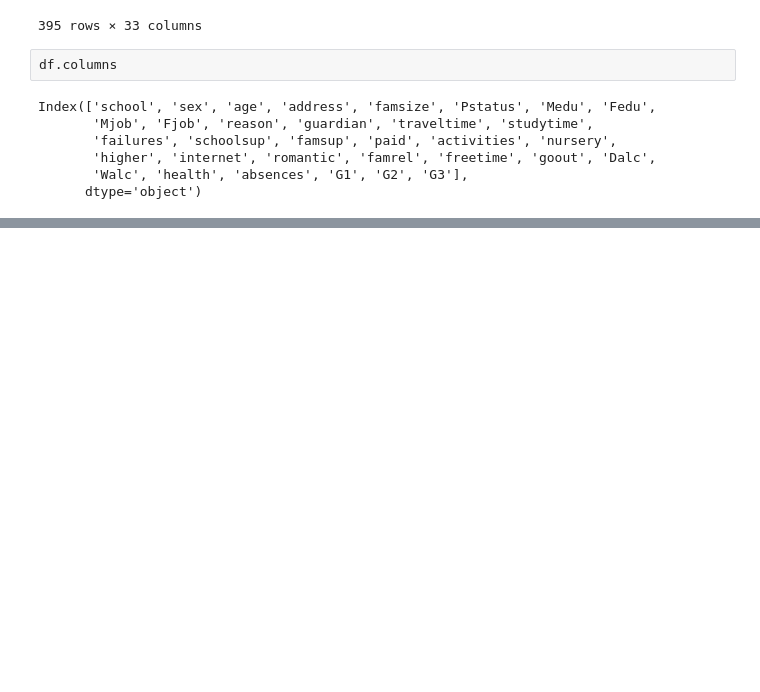
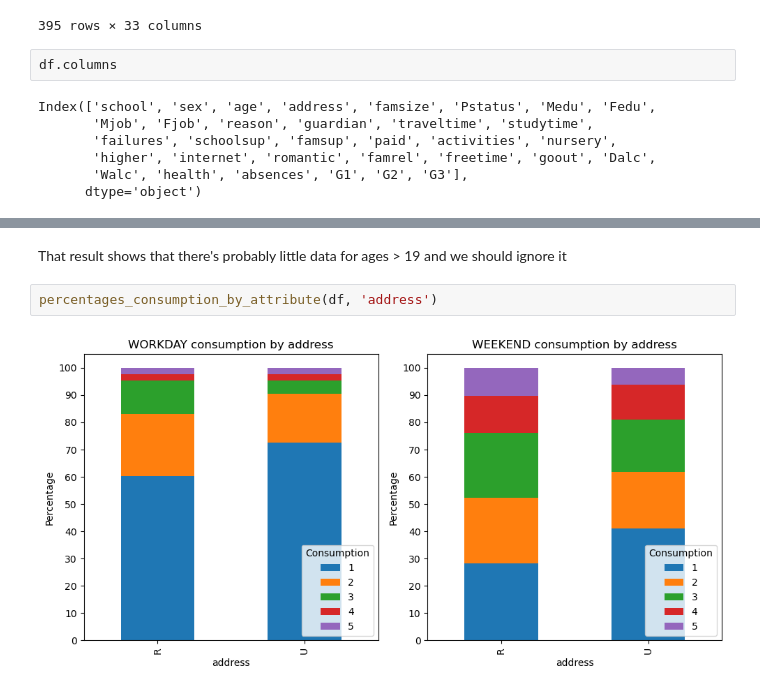
Before and after one commit to aaluzzi/cs2520_project, a Jupyter notebook: data_analysis_alcohol.ipynb, the cells around one changed output, grey strips where cells are left out. Cells and saved outputs as stored; diff of their text form; blank space fills up the shorter version.

```diff
--- a/data_analysis_alcohol.ipynb
+++ b/data_analysis_alcohol.ipynb
@@ -68,0 +75,6 @@ Name: health, Length: 395, dtype: int64
+# %% [markdown]
+That result shows that there's probably little data for ages > 19 and we should ignore it
+# %%
+percentages_consumption_by_attribute(df, 'address')
+# %% [output]
+[figure, added]
```
Also changed, not shown: parts of 8 cells of this notebook.
